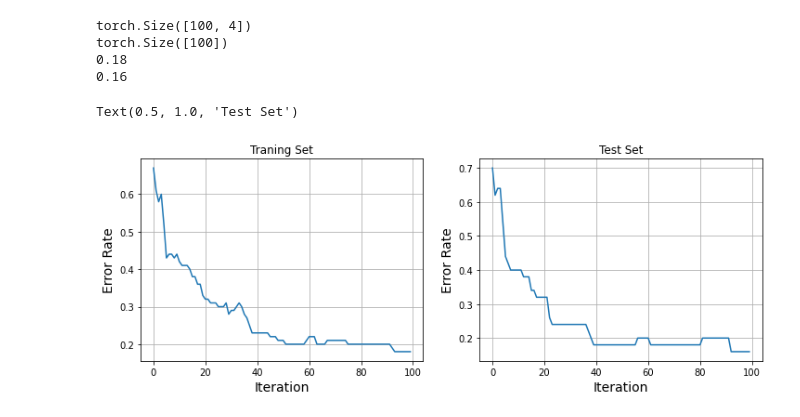
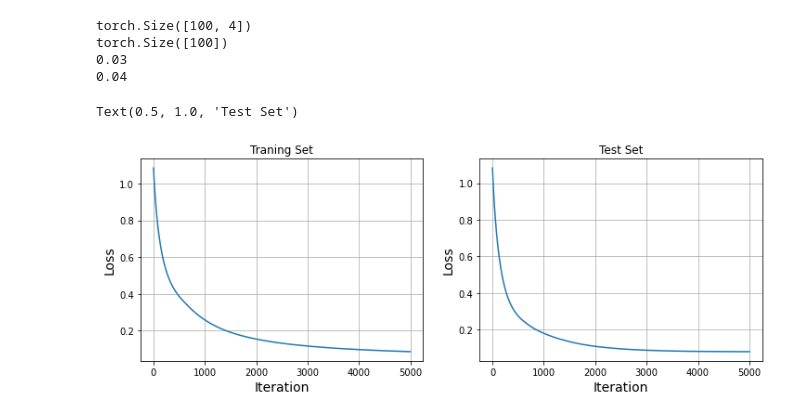
Before and after one commit to WHU-Peter/COMP6248-Deep-Learning, a Jupyter notebook: DL_Lab2.ipynb, the cells around one changed output. Cells and saved outputs as stored; diff of their text form; code cells hidden in the pictures.

```diff
--- a/DL_Lab2.ipynb
+++ b/DL_Lab2.ipynb
@@ -192,14 +127,26 @@ import pandas as pd
 import torch.nn.functional as F
 
 torch.set_default_tensor_type(torch.DoubleTensor)
+
+class SimpleMLP(torch.nn.Module):
+    def __init__(self, input_size, hidden_size, num_classes):
+        super(SimpleMLP, self).__init__()
+        self.fc1 = torch.nn.Linear(input_size, hidden_size, bias=True)
+        self.fc2 = torch.nn.Linear(hidden_size, num_classes, bias=True)
+
+    def forward(self, x):
+        out = self.fc1(x)
+        out = F.relu(out)
+        out = self.fc2(out)
+        return out
+
 df = pd.read_csv('https://archive.ics.uci.edu/ml/machine-learning-databases/iris/iris.data', header=None)
-
 df = df.sample(frac=1) #shuffle
 # add label indices column
 mapping = {k: v for v, k in enumerate(df [4]. unique())}
 df[5] = df[4].map(mapping)
 # normalise data
-alldata = torch.tensor(df.iloc[:, [0,1,2,3]].values, dtype=torch.float)
+alldata = torch.tensor(df.iloc[:, [0,1,2,3]].values, dtype=torch.double)
 alldata = (alldata - alldata.mean(dim=0)) / alldata.var(dim=0)
 # create datasets
 targets_tr = torch.tensor(df.iloc[:100, 5].values, dtype=torch.long)
@@ -209,64 +156,53 @@ data_va = alldata [100:]
 print(data_tr.shape)
 print(targets_tr.shape)
 
-W1 = torch.tensor(np.random.rand(4, 12), dtype=torch.float, requires_grad=True)
-W2 = torch.tensor(np.random.rand(12, 3), dtype=torch.float, requires_grad=True)
-b1 = torch.tensor(0., dtype=torch.float, requires_grad=True)
-b2 = torch.tensor(0., dtype=torch.float, requires_grad=True)
+num_epoches = 5000
+error_tr = np.zeros(num_epoches)
+error_va = np.zeros(num_epoches)
+model = SimpleMLP(4, 12, 3)
+optimizer=optim.SGD(model.parameters(),lr=0.01)
 
-# logits = torch.relu(data_tr @W1+ b1) @W2+ b2
-error_tr = np.zeros(100)
-error_va = np.zeros(100)
-i = 0
-optimizer=optim.SGD([W1, W2, b1, b2],lr=0.01,momentum=0.9)
-for n in range(100):
-  m = 100 * np.random.rand(30)
-  m = m.astype(int)
-  input = data_tr[m]
-  output = targets_tr[m]
-  logits = torch.matmul(torch.relu(torch.matmul(input, W1) + b1), W2) + b2
-  logits = logits.view(-1, 3)
-  output = output.view(-1)
-  loss = torch.nn.functional.cross_entropy(logits, output)
+for n in range(num_epoches):
   optimizer.zero_grad()
+  inputs = data_tr
+  outputs = model(inputs)
+  loss = torch.nn.functional.cross_entropy(outputs, targets_tr)
   loss.backward()
   optimizer.step()
+  error_tr[n] = loss.data
 
-  logits = torch.mm(torch.relu(torch.mm(data_tr, W1) + b1), W2) + b2
-  a = F.softmax(logits, dim=1)
-  a = a.argmax(dim=1)
-  error_tr[n] = np.nonzero(a - targets_tr).shape[0] / targets_tr.shape[0]
+  model.eval()
+  outputs_va = model(data_va)
+  loss_va = torch.nn.functional.cross_entropy(outputs_va, targets_va)
+  error_va[n] = loss_va.data
+  model.train()
 
-  logits = torch.mm(torch.relu(torch.mm(data_va, W1) + b1), W2) + b2
-  a = F.softmax(logits, dim=1)
-  a = a.argmax(dim=1)
-  error_va[n] = np.nonzero(a - targets_va).shape[0] / targets_va.shape[0]
-
-logits = torch.mm(torch.relu(torch.mm(data_tr, W1) + b1), W2) + b2
+model.eval()
+logits = model(data_tr)
 a = F.softmax(logits, dim=1)
 a = a.argmax(dim=1)
 print(np.nonzero(a - targets_tr).shape[0] / targets_tr.shape[0])
 
-logits = torch.mm(torch.relu(torch.mm(data_va, W1) + b1), W2) + b2
+logits = model(data_va)
 a = F.softmax(logits, dim=1)
 a = a.argmax(dim=1)
 print(np.nonzero(a - targets_va).shape[0] / targets_va.shape[0])
 
 fig, ax = plt.subplots(nrows=1, ncols=2, figsize=(12,4))
 ax[0].plot(error_tr)
 ax[0].grid(True)
 ax[0].set_xlabel("Iteration", fontsize=14)
-ax[0].set_ylabel("Error Rate", fontsize=14)
+ax[0].set_ylabel("Loss", fontsize=14)
 ax[0].set_title("Traning Set",fontsize=12)
 ax[1].plot(error_va)
 ax[1].grid(True)
 ax[1].set_xlabel("Iteration", fontsize=14)
-ax[1].set_ylabel("Error Rate", fontsize=14)
+ax[1].set_ylabel("Loss", fontsize=14)
 ax[1].set_title("Test Set",fontsize=12)
 # %% [output]
 torch.Size([100, 4])
 torch.Size([100])
-0.18
-0.16
+0.03
+0.04
 Text(0.5, 1.0, 'Test Set')
-[figure, old version]
+[figure, new version]
```
Also changed, not shown: parts of 3 cells of this notebook.
